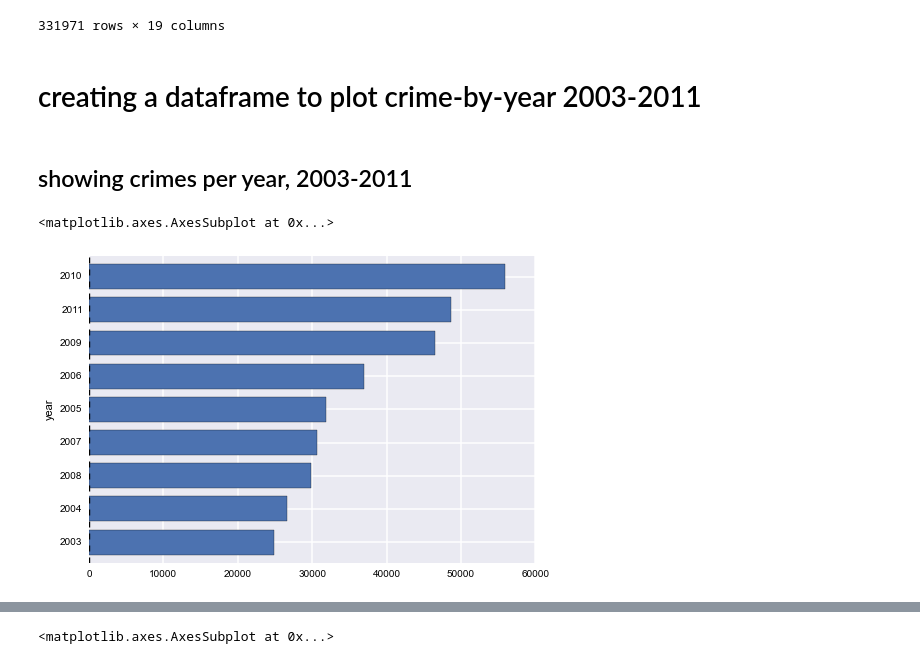
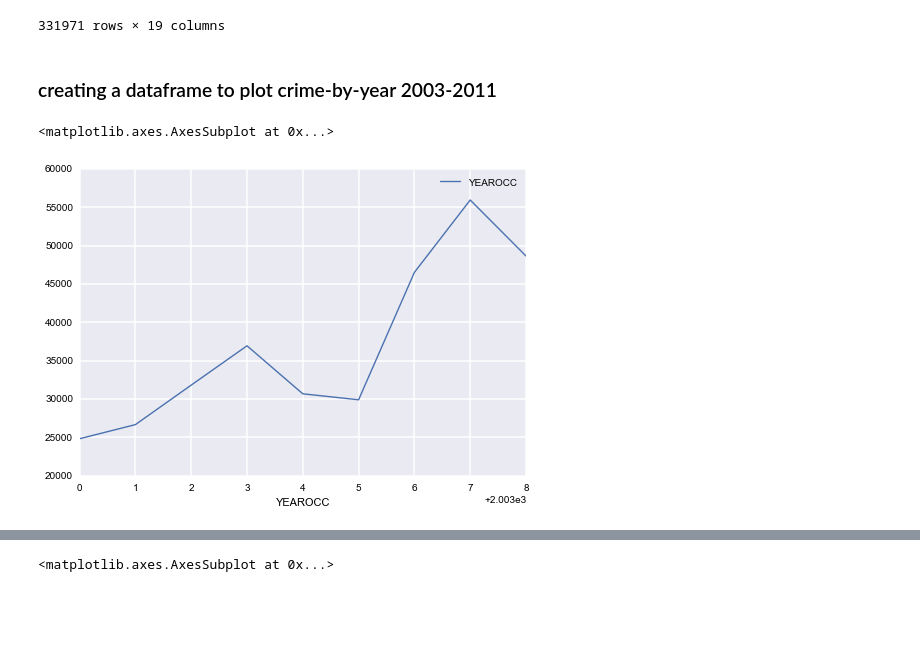
Before and after one commit to kikiliu/Oakland-gentrifcation, a Jupyter notebook: long&short_notebooks_Moshe/moshe_final_long.ipynb, the cells around one changed output, grey strips where cells are left out. Drawn from its saved outputs; the diff is of its cells as text; code cells hidden in the pictures; blank space fills up the shorter version.

```diff
--- a/myfinalnotebookslongandshortMoshe/moshe_final_short.ipynb
+++ b/long&short_notebooks_Moshe/moshe_final_long.ipynb
@@ -39,7 +240,6 @@ df
 |  | ... | ... | ... | ... | ... | ... | ... | ... | ... | ... | ... |
 331971 rows × 19 columns
 # %% [markdown]
-# creating a dataframe to plot crime-by-year 2003-2011
+### creating a dataframe to plot crime-by-year 2003-2011
 # %%
 df_year_plot = df.copy()
-df_year_plot = df_year_plot[['YEAROCC']]
@@ -45,0 +268,5 @@ df_year_plot = df_year_plot[['YEAROCC']]
+# %%
+year_group.count().plot()
+# %% [output]
+<matplotlib.axes.AxesSubplot at 0x...>
+[figure, added]
@@ -57,7 +280,0 @@ plot1 = by_year_sorted['crimes'][0:20]
-# %% [markdown]
-## showing crimes per year, 2003-2011
-# %%
-plot1.plot(kind='barh')
-# %% [output]
-<matplotlib.axes.AxesSubplot at 0x...>
-[figure, removed]
```
Also changed, not shown: parts of 98 cells of this notebook.
